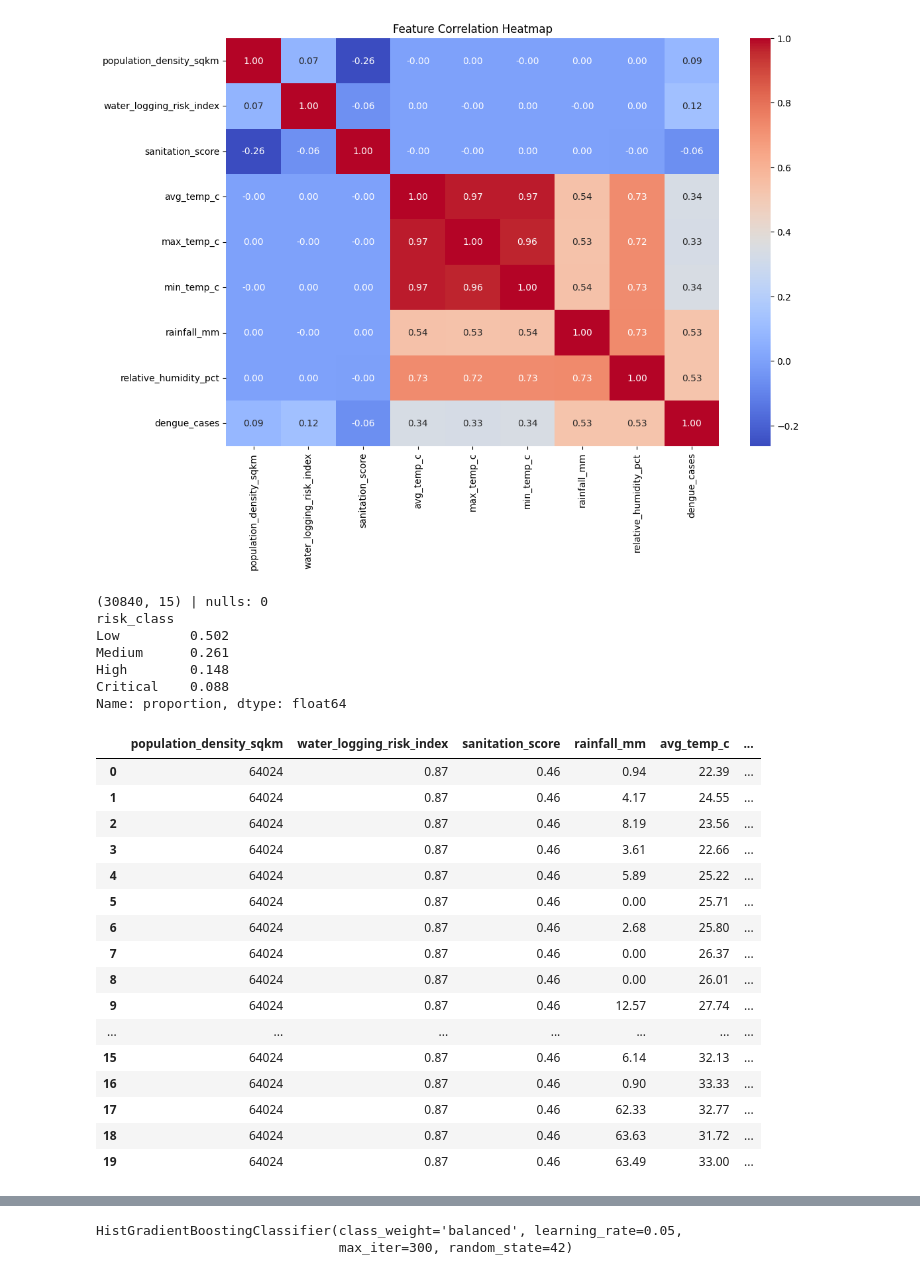
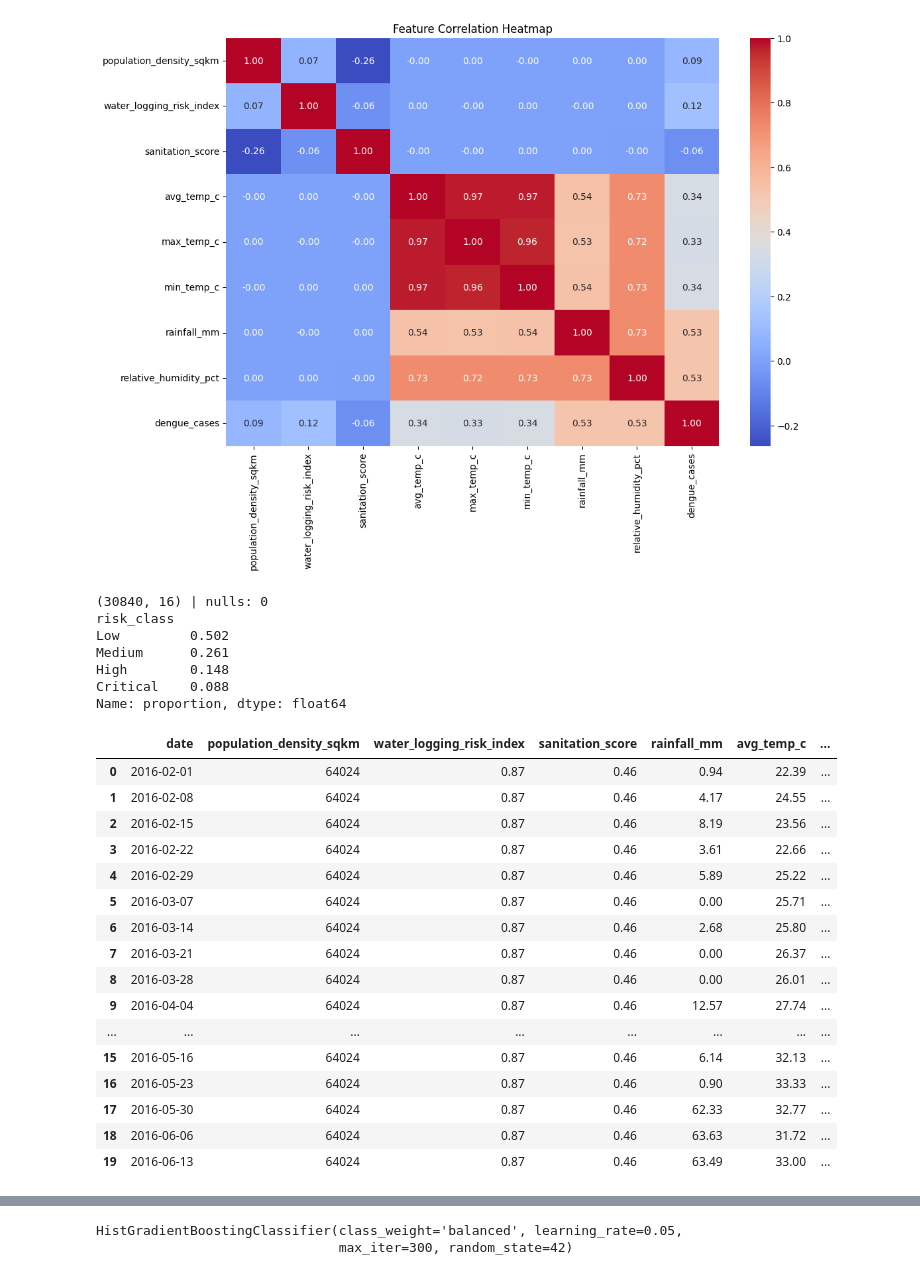
Before and after one commit to azambabar2002-cloud/hackathon1, a Jupyter notebook: Untitled0.ipynb, the cells around one changed output, grey strips where cells are left out. Cells and saved outputs as stored; diff of their text form; code cells hidden in the pictures.

```diff
--- a/Untitled0.ipynb
+++ b/Untitled0.ipynb
@@ -152,52 +152,53 @@ LAG_COLS = list(lags)
 
 # ---- 5. Target: total dengue cases in the next 4 weeks (t+1 ... t+4), per ward ----
 g = df.groupby("ward_id")["dengue_cases"]
 df["cases_next4w"] = sum(g.shift(-k) for k in range(1, 5))
 
 # Drop rows with undefined lags (first 4 weeks) or no future data (last 4 weeks)
 df = df.dropna(subset=LAG_COLS + ["cases_next4w"]).reset_index(drop=True)
 
 # ---- 6. Four risk classes: Low <=1, Medium 2-19, High 20-37, Critical >=38 ----
 df["risk_class"] = pd.cut(
     df["cases_next4w"],
     bins=[-float("inf"), 1, 19, 37, float("inf")],
     labels=["Low", "Medium", "High", "Critical"],
 )
 
 # ---- 7. Drop identifiers and set final column order ----
+# ---- 7. Set final column order (date kept for the chronological split) ----
 STATIC = ["population_density_sqkm", "water_logging_risk_index", "sanitation_score"]
 CURRENT = ["rainfall_mm", "avg_temp_c", "relative_humidity_pct"]
-df = df[STATIC + CURRENT + LAG_COLS + ["dengue_cases", "cases_next4w", "risk_class"]]
+df = df[["date"] + STATIC + CURRENT + LAG_COLS + ["dengue_cases", "cases_next4w", "risk_class"]]
 
 print(df.shape, "| nulls:", df.isna().sum().sum())
 print(df["risk_class"].value_counts(normalize=True).round(3))
 df.to_csv("dengue_classification.csv", index=False)
 df.head(20)
 # %% [output]
-(30840, 15) | nulls: 0
+(30840, 16) | nulls: 0
 risk_class
 Low         0.502
 Medium      0.261
 High        0.148
 Critical    0.088
 Name: proportion, dtype: float64
-|  | population_density_sqkm | water_logging_risk_index | sanitation_score | rainfall_mm | avg_temp_c | ... |
-| 0 | 64024 | 0.87 | 0.46 | 0.94 | 22.39 | ... |
-| 1 | 64024 | 0.87 | 0.46 | 4.17 | 24.55 | ... |
-| 2 | 64024 | 0.87 | 0.46 | 8.19 | 23.56 | ... |
-| 3 | 64024 | 0.87 | 0.46 | 3.61 | 22.66 | ... |
-| 4 | 64024 | 0.87 | 0.46 | 5.89 | 25.22 | ... |
-| 5 | 64024 | 0.87 | 0.46 | 0.00 | 25.71 | ... |
-| 6 | 64024 | 0.87 | 0.46 | 2.68 | 25.80 | ... |
-| 7 | 64024 | 0.87 | 0.46 | 0.00 | 26.37 | ... |
-| 8 | 64024 | 0.87 | 0.46 | 0.00 | 26.01 | ... |
-| 9 | 64024 | 0.87 | 0.46 | 12.57 | 27.74 | ... |
-| ... | ... | ... | ... | ... | ... | ... |
-| 15 | 64024 | 0.87 | 0.46 | 6.14 | 32.13 | ... |
-| 16 | 64024 | 0.87 | 0.46 | 0.90 | 33.33 | ... |
-| 17 | 64024 | 0.87 | 0.46 | 62.33 | 32.77 | ... |
-| 18 | 64024 | 0.87 | 0.46 | 63.63 | 31.72 | ... |
-| 19 | 64024 | 0.87 | 0.46 | 63.49 | 33.00 | ... |
+|  | date | population_density_sqkm | water_logging_risk_index | sanitation_score | rainfall_mm | avg_temp_c | ... |
+| 0 | 2016-02-01 | 64024 | 0.87 | 0.46 | 0.94 | 22.39 | ... |
+| 1 | 2016-02-08 | 64024 | 0.87 | 0.46 | 4.17 | 24.55 | ... |
+| 2 | 2016-02-15 | 64024 | 0.87 | 0.46 | 8.19 | 23.56 | ... |
+| 3 | 2016-02-22 | 64024 | 0.87 | 0.46 | 3.61 | 22.66 | ... |
+| 4 | 2016-02-29 | 64024 | 0.87 | 0.46 | 5.89 | 25.22 | ... |
+| 5 | 2016-03-07 | 64024 | 0.87 | 0.46 | 0.00 | 25.71 | ... |
+| 6 | 2016-03-14 | 64024 | 0.87 | 0.46 | 2.68 | 25.80 | ... |
+| 7 | 2016-03-21 | 64024 | 0.87 | 0.46 | 0.00 | 26.37 | ... |
+| 8 | 2016-03-28 | 64024 | 0.87 | 0.46 | 0.00 | 26.01 | ... |
+| 9 | 2016-04-04 | 64024 | 0.87 | 0.46 | 12.57 | 27.74 | ... |
+| ... | ... | ... | ... | ... | ... | ... | ... |
+| 15 | 2016-05-16 | 64024 | 0.87 | 0.46 | 6.14 | 32.13 | ... |
+| 16 | 2016-05-23 | 64024 | 0.87 | 0.46 | 0.90 | 33.33 | ... |
+| 17 | 2016-05-30 | 64024 | 0.87 | 0.46 | 62.33 | 32.77 | ... |
+| 18 | 2016-06-06 | 64024 | 0.87 | 0.46 | 63.63 | 31.72 | ... |
+| 19 | 2016-06-13 | 64024 | 0.87 | 0.46 | 63.49 | 33.00 | ... |
 # %%
 df.describe()
 # %% [output]
```
Also changed, not shown: parts of 6 cells of this notebook.
